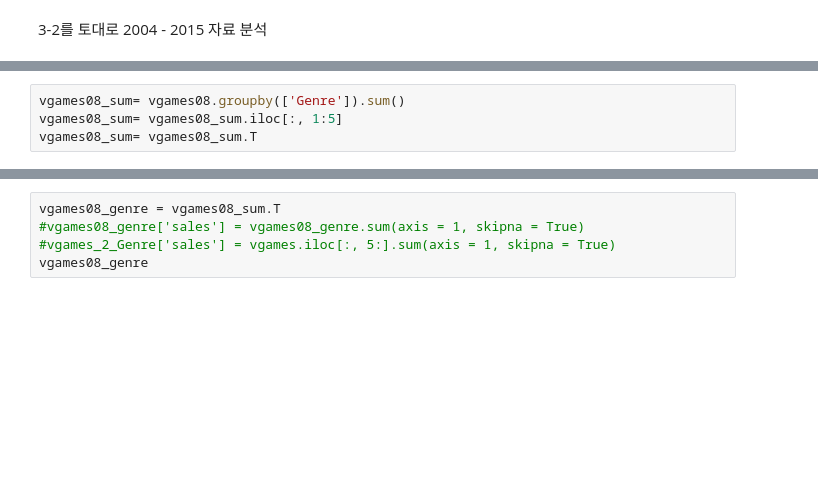
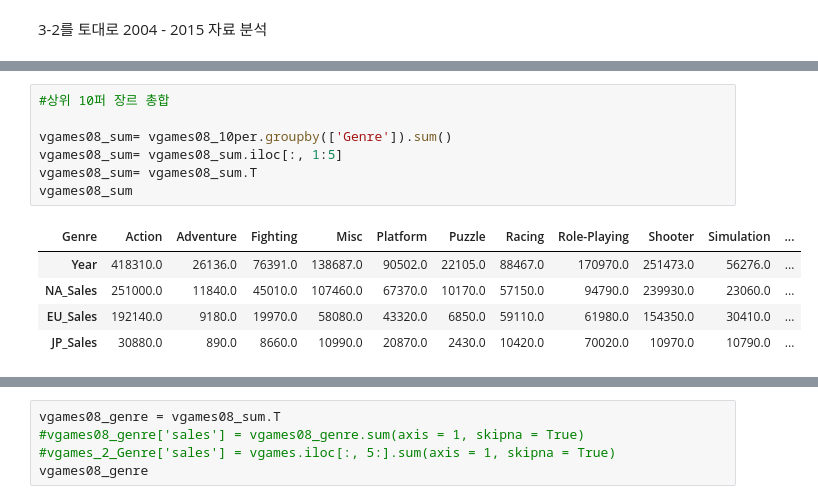
Before and after one commit to superahxd/_project, a Jupyter notebook: sec1_project.ipynb, the cells around one changed output, grey strips where cells are left out. Drawn from its saved outputs; the diff is of its cells as text; blank space fills up the shorter version.

```diff
--- a/sec1_project.ipynb
+++ b/sec1_project.ipynb
@@ -498,4 +484,13 @@ vgames08_10per.head(797)
 # %%
-vgames08_sum= vgames08.groupby(['Genre']).sum()
+#상위 10퍼 장르 총합
+
+vgames08_sum= vgames08_10per.groupby(['Genre']).sum()
 vgames08_sum= vgames08_sum.iloc[:, 1:5]
 vgames08_sum= vgames08_sum.T
+vgames08_sum
+# %% [output]
+| Genre | Action | Adventure | Fighting | Misc | Platform | Puzzle | Racing | Role-Playing | Shooter | Simulation | ... |
+| Year | 418310.0 | 26136.0 | 76391.0 | 138687.0 | 90502.0 | 22105.0 | 88467.0 | 170970.0 | 251473.0 | 56276.0 | ... |
+| NA_Sales | 251000.0 | 11840.0 | 45010.0 | 107460.0 | 67370.0 | 10170.0 | 57150.0 | 94790.0 | 239930.0 | 23060.0 | ... |
+| EU_Sales | 192140.0 | 9180.0 | 19970.0 | 58080.0 | 43320.0 | 6850.0 | 59110.0 | 61980.0 | 154350.0 | 30410.0 | ... |
+| JP_Sales | 30880.0 | 890.0 | 8660.0 | 10990.0 | 20870.0 | 2430.0 | 10420.0 | 70020.0 | 10970.0 | 10790.0 | ... |
```
Also changed, not shown: parts of 7 cells of this notebook.
